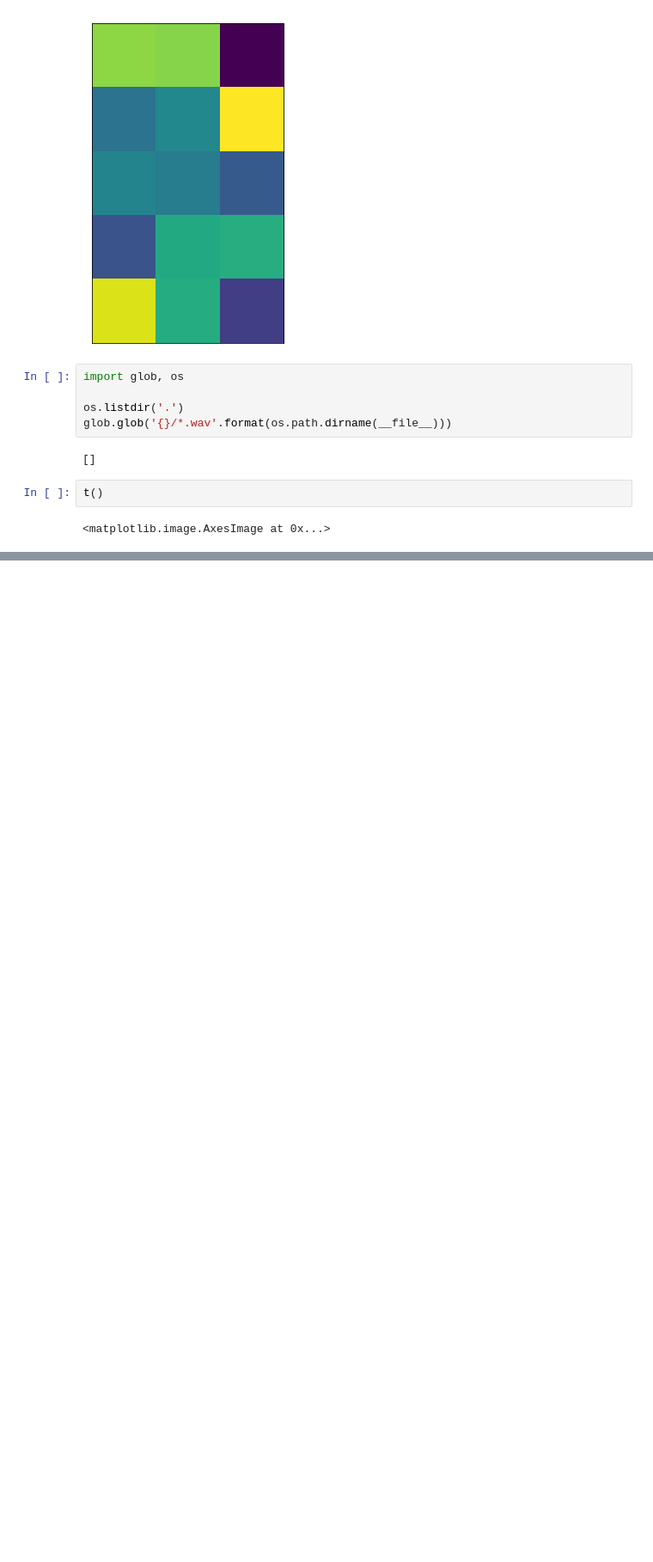
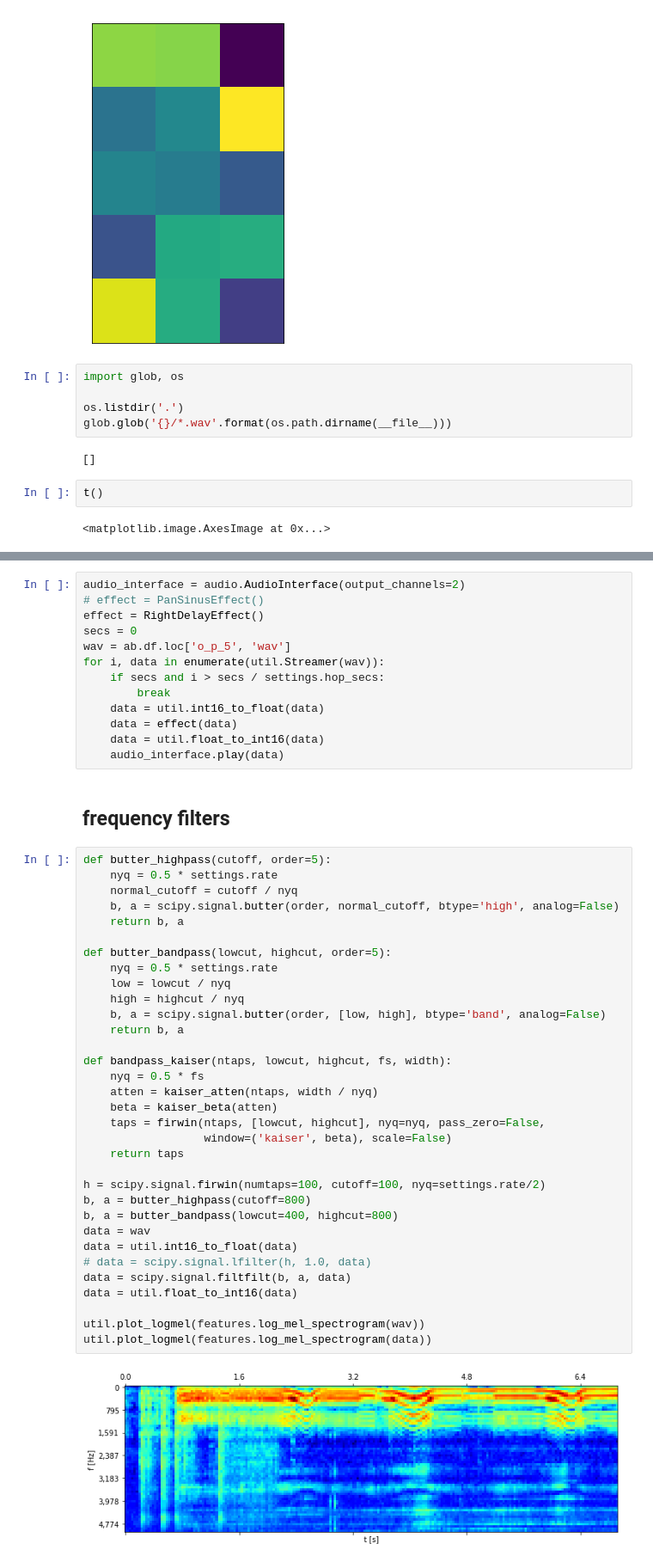
Before and after one commit to nuru-nu/moyo, a Jupyter notebook: notebooks/audio.ipynb, the cells around one changed output, grey strips where cells are left out. Shown at 86% size. Cells and saved outputs as stored; diff of their text form; blank space fills up the shorter version.

```diff
--- a/notebooks/audio.ipynb
+++ b/notebooks/audio.ipynb
@@ -270,0 +387,50 @@ t()
+# %%
+audio_interface = audio.AudioInterface(output_channels=2)
+# effect = PanSinusEffect()
+effect = RightDelayEffect()
+secs = 0
+wav = ab.df.loc['o_p_5', 'wav']
+for i, data in enumerate(util.Streamer(wav)):
+    if secs and i > secs / settings.hop_secs:
+        break
+    data = util.int16_to_float(data)
+    data = effect(data)
+    data = util.float_to_int16(data)
+    audio_interface.play(data)
+# %% [markdown]
+## frequency filters
+# %%
+def butter_highpass(cutoff, order=5):
+    nyq = 0.5 * settings.rate
+    normal_cutoff = cutoff / nyq
+    b, a = scipy.signal.butter(order, normal_cutoff, btype='high', analog=False)
+    return b, a
+
+def butter_bandpass(lowcut, highcut, order=5):
+    nyq = 0.5 * settings.rate
+    low = lowcut / nyq
+    high = highcut / nyq
+    b, a = scipy.signal.butter(order, [low, high], btype='band', analog=False)
+    return b, a
+
+def bandpass_kaiser(ntaps, lowcut, highcut, fs, width):
+    nyq = 0.5 * fs
+    atten = kaiser_atten(ntaps, width / nyq)
+    beta = kaiser_beta(atten)
+    taps = firwin(ntaps, [lowcut, highcut], nyq=nyq, pass_zero=False,
+                  window=('kaiser', beta), scale=False)
+    return taps
+
+h = scipy.signal.firwin(numtaps=100, cutoff=100, nyq=settings.rate/2)
+b, a = butter_highpass(cutoff=800)
+b, a = butter_bandpass(lowcut=400, highcut=800)
+data = wav
+data = util.int16_to_float(data)
+# data = scipy.signal.lfilter(h, 1.0, data)
+data = scipy.signal.filtfilt(b, a, data)
+data = util.float_to_int16(data)
+
+util.plot_logmel(features.log_mel_spectrogram(wav))
+util.plot_logmel(features.log_mel_spectrogram(data))
+# %% [output]
+[figure, added]
```
Also changed, not shown: parts of 9 cells of this notebook, 2 other files.
